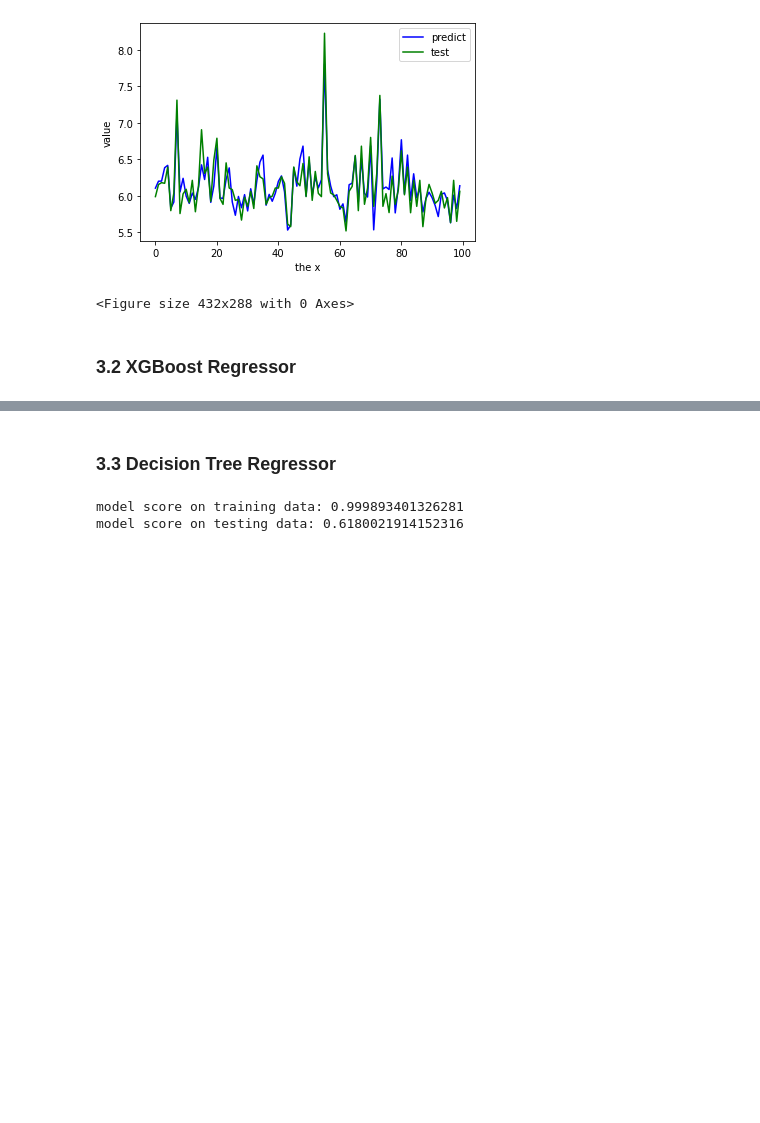
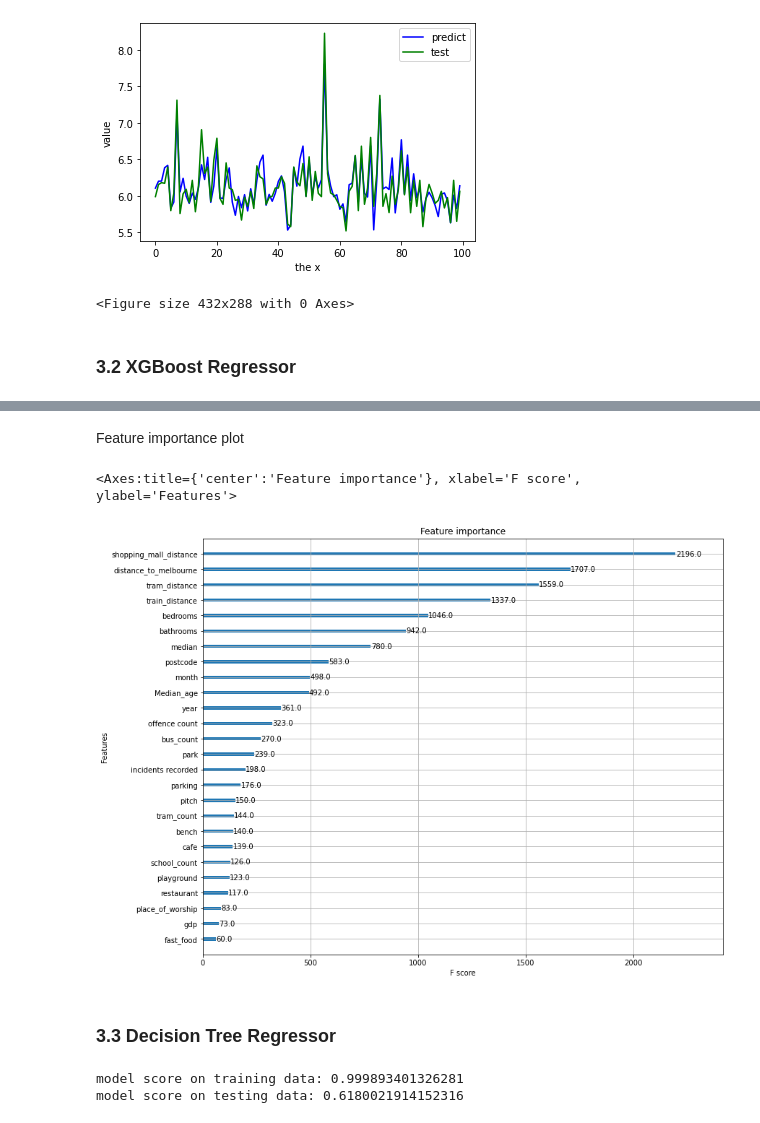
Before and after one commit to MAST30034-Applied-Data-Science/generic-real-estate-consulting-project-group-12, a Jupyter notebook: notebooks/notebook summary.ipynb, the cells around one changed output, grey strips where cells are left out. Saved outputs shown, nothing was run; the diff lists cells and outputs as text; code cells hidden in the pictures; blank space fills up the shorter version.

```diff
--- a/notebooks/notebook summary.ipynb
+++ b/notebooks/notebook summary.ipynb
@@ -346,4 +352,26 @@ model score on testing data: 0.7866422798954863
 <Figure size 432x288 with 0 Axes>
+# %% [markdown]
+Feature importance plot
+# %%
+y = df['rent']
+X = df[features]
+X_train, X_test, y_train, y_test = train_test_split(X, y, test_size = 0.3)
+xgbc = xgb.XGBRegressor(
+    learning_rate = 0.1,
+    n_estimators = 1000,
+    max_depth = 4,
+)
+xgbc.fit(
+    X_train,
+    y_train
+)
+fea_imp = xgbc.feature_importances_
+fig = plt.figure(figsize = (10, 8))
+ax = fig.add_axes([0,0,1,1])
+xgb.plot_importance(xgbc, ax)
+# %% [output]
+<Axes:title={'center':'Feature importance'}, xlabel='F score', ylabel='Features'>
+[figure, added]
 # %% [markdown]
 ### 3.3 Decision Tree Regressor
 # %%
```
Also changed, not shown: parts of 9 cells of this notebook.
